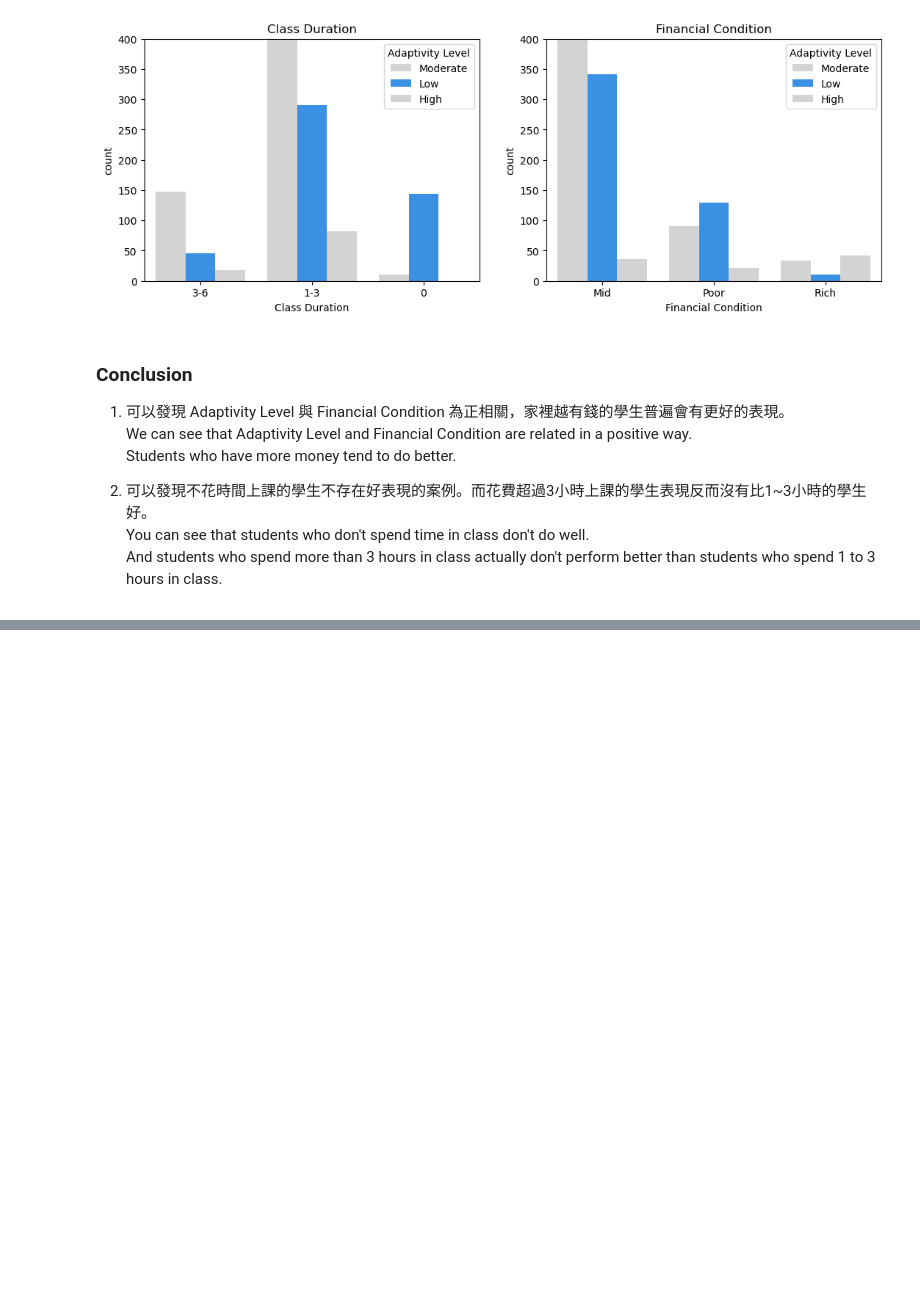
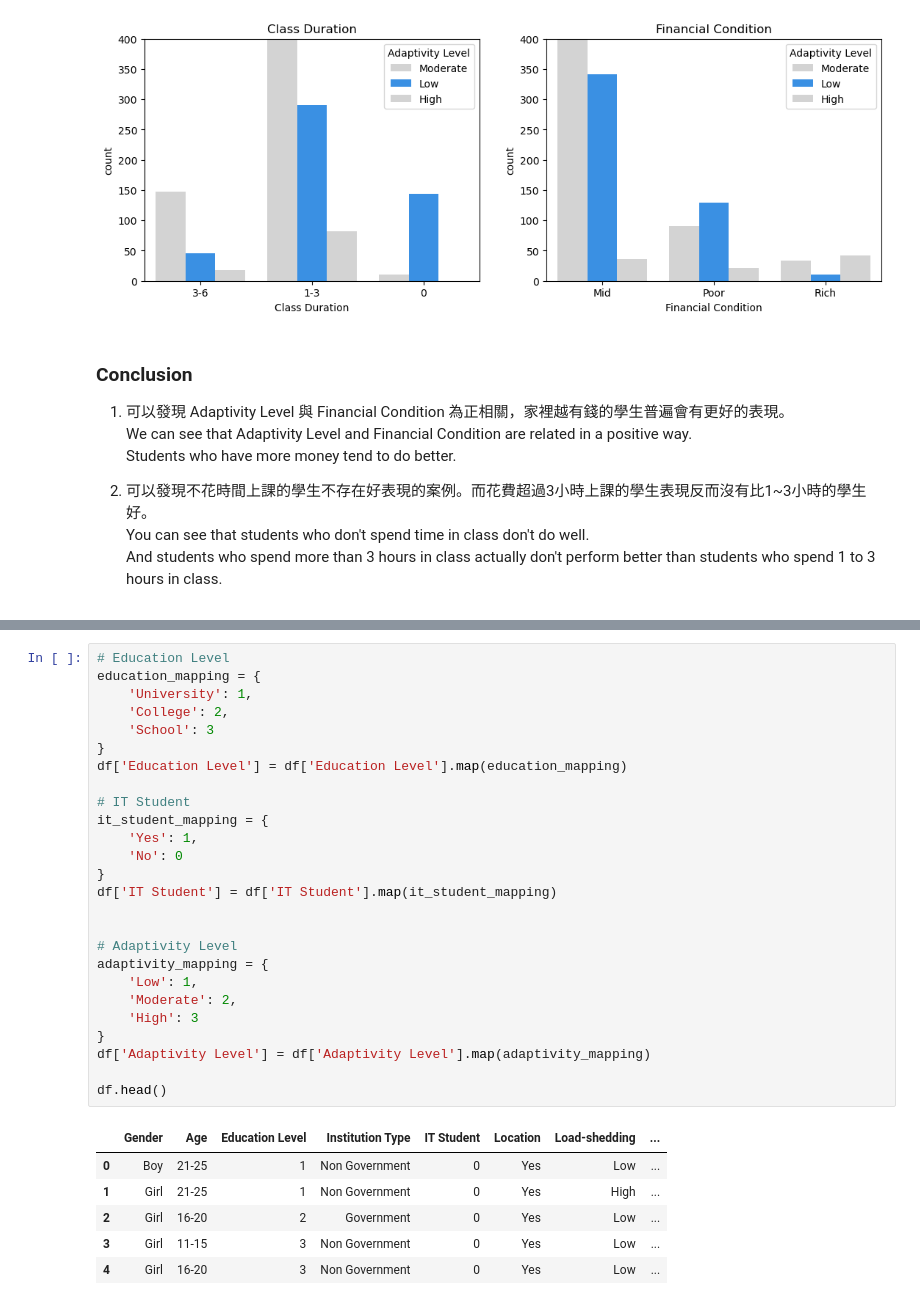
Before and after one commit to Bighsueh/AdaptabilityLevelAnalysis, a Jupyter notebook: main.ipynb, the cells around one changed output, grey strips where cells are left out. Cells and saved outputs as stored; diff of their text form; blank space fills up the shorter version.

```diff
--- a/main.ipynb
+++ b/main.ipynb
@@ -344,0 +362,33 @@ And students who spend more than 3 hours in class actually don't perform better
+# %%
+# Education Level
+education_mapping = {
+    'University': 1,
+    'College': 2,
+    'School': 3
+}
+df['Education Level'] = df['Education Level'].map(education_mapping)
+
+# IT Student
+it_student_mapping = {
+    'Yes': 1,
+    'No': 0
+}
+df['IT Student'] = df['IT Student'].map(it_student_mapping)
+
+
+# Adaptivity Level
+adaptivity_mapping = {
+    'Low': 1,
+    'Moderate': 2,
+    'High': 3
+}
+df['Adaptivity Level'] = df['Adaptivity Level'].map(adaptivity_mapping)
+
+df.head()
+# %% [output]
+|  | Gender | Age | Education Level | Institution Type | IT Student | Location | Load-shedding | ... |
+| 0 | Boy | 21-25 | 1 | Non Government | 0 | Yes | Low | ... |
+| 1 | Girl | 21-25 | 1 | Non Government | 0 | Yes | High | ... |
+| 2 | Girl | 16-20 | 2 | Government | 0 | Yes | Low | ... |
+| 3 | Girl | 11-15 | 3 | Non Government | 0 | Yes | Low | ... |
+| 4 | Girl | 16-20 | 3 | Non Government | 0 | Yes | Low | ... |
```
Also changed, not shown: parts of 9 cells of this notebook.
